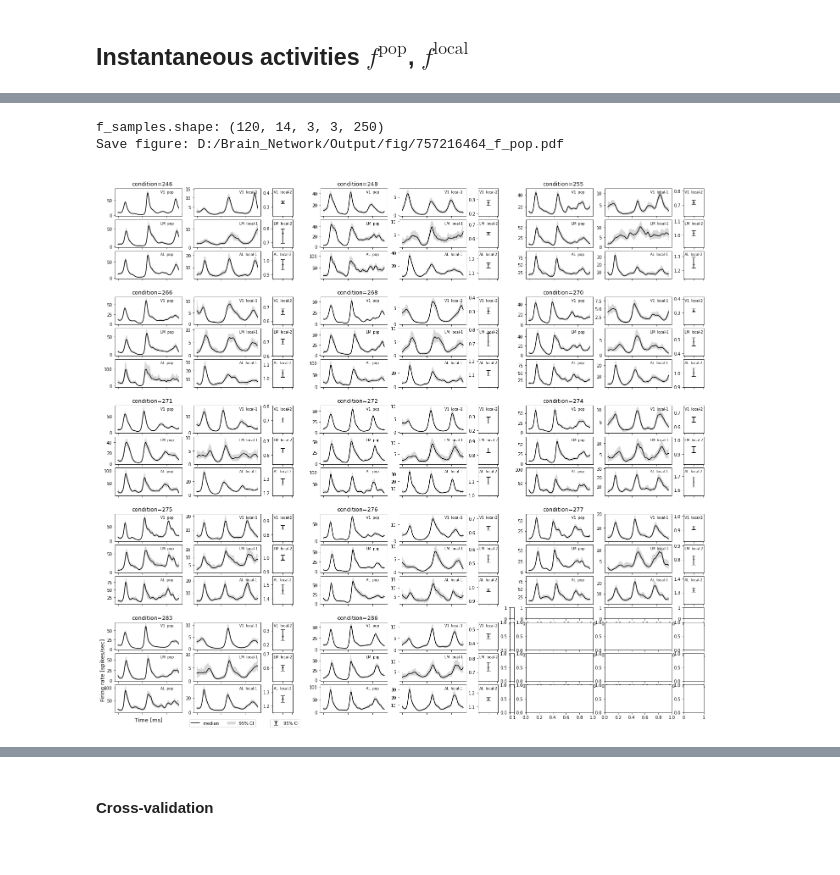
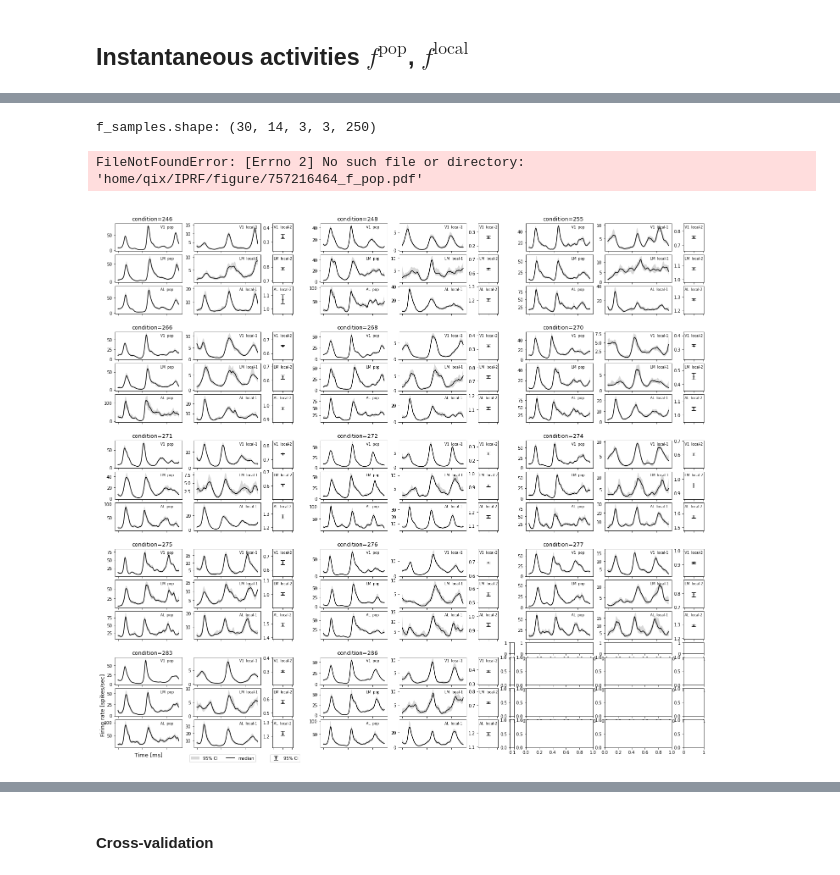
Before and after one commit to Qi-Xin/IPRF, a Jupyter notebook: Code/Feature Coupling Model - session 757216464.ipynb, the cells around one changed output, grey strips where cells are left out. Cells and saved outputs as stored; diff of their text form; code cells hidden in the pictures.

Commit message:
plot new

```diff
--- a/Code/Feature Coupling Model - session 757216464.ipynb
+++ b/Code/Feature Coupling Model - session 757216464.ipynb
@@ -17,9 +17,9 @@ elif platform =='darwin':
     manifest_path = '/Users/chenyu/Workspace/Brain_Network/Data/Allen_Institute_Dataset/manifest.json'
     project_dir = '/Users/chenyu/Workspace/Brain_Network/'
 elif platform == 'linux':
-    sys.path.append('/home/yuchen/workspace/Brain_Network/Code/')
-    manifest_path = '/home/yuchen/workspace/Brain_Network/Data/Allen_Institute_Dataset/manifest.json'
-    project_dir = '/home/yuchen/workspace/Brain_Network/'
+    sys.path.append('/home/qix/IPRF/Code/')
+    manifest_path = '/home/qix/ecephys_cache_dir/manifest.json'
+    project_dir = '/home/qix/ecephys_cache_dir/'
 else:
     print('Add new computer system settings.')
 
@@ -220,9 +243,9 @@ for itr in trange:
 After training, the buffer will be empty as samples are saved in batches. You need to reload the model or samples.
 # %%
 model = hierarchical_sampling_model.HierarchicalSamplingModel(session, empty_samples=True)
-model_dir = project_dir + '/Output/models/757216464_BSS_MC_0_500ms_probeCDE_condition14_diag_prior_alpha5_20210928-094617/'
-model_file0 = model_dir + '757216464_checkpoints_batch0_20210928-110035.pkl'  # First batch.
-model_file1 = model_dir + '757216464_checkpoints_batch15_20210929-025828.pkl'  # Last batch.
+model_dir = project_dir + '/Output/models/757216464_condition14_20220608-225555/'
+model_file0 = model_dir + '757216464_checkpoints_batch1_20220608_235301.pkl'  # First batch.
+model_file1 = model_dir + '757216464_checkpoints_batch4_20220609_020024.pkl'  # Last batch.
 model.load_model(model_file0); model.load_model(model_file1)
 # %%
 model.samples.load_batches(model_dir, start_id=0, end_id=15, thin_step=1)
@@ -246,10 +293,10 @@ model.samples.plot_f_pop_rainbow(clist, spike_train_time_line, burn_in=2000, end
 # %%
-output_dir = f'D:/Brain_Network/Output/fig/'
+output_dir = f'home/qix/IPRF/figure/'
 clist = list(range(len(condition_ids)))
-model.samples.plot_f_pop_CI(clist, spike_train_time_line, burn_in=2000, end=None, step=50,
+model.samples.plot_f_pop_CI(clist, spike_train_time_line, burn_in=500, end=None, step=50,
                             condition_ids=all_condition_ids, show_legend=True, output_dir=output_dir)
 # %% [output]
-f_samples.shape: (120, 14, 3, 3, 250)
-Save figure: D:/Brain_Network/Output/fig/757216464_f_pop.pdf
+f_samples.shape: (30, 14, 3, 3, 250)
+FileNotFoundError: [Errno 2] No such file or directory: 'home/qix/IPRF/figure/757216464_f_pop.pdf'
-[figure, old version]
+[figure, new version]
 # %%
```
Also changed, not shown: parts of 15 cells of this notebook.
